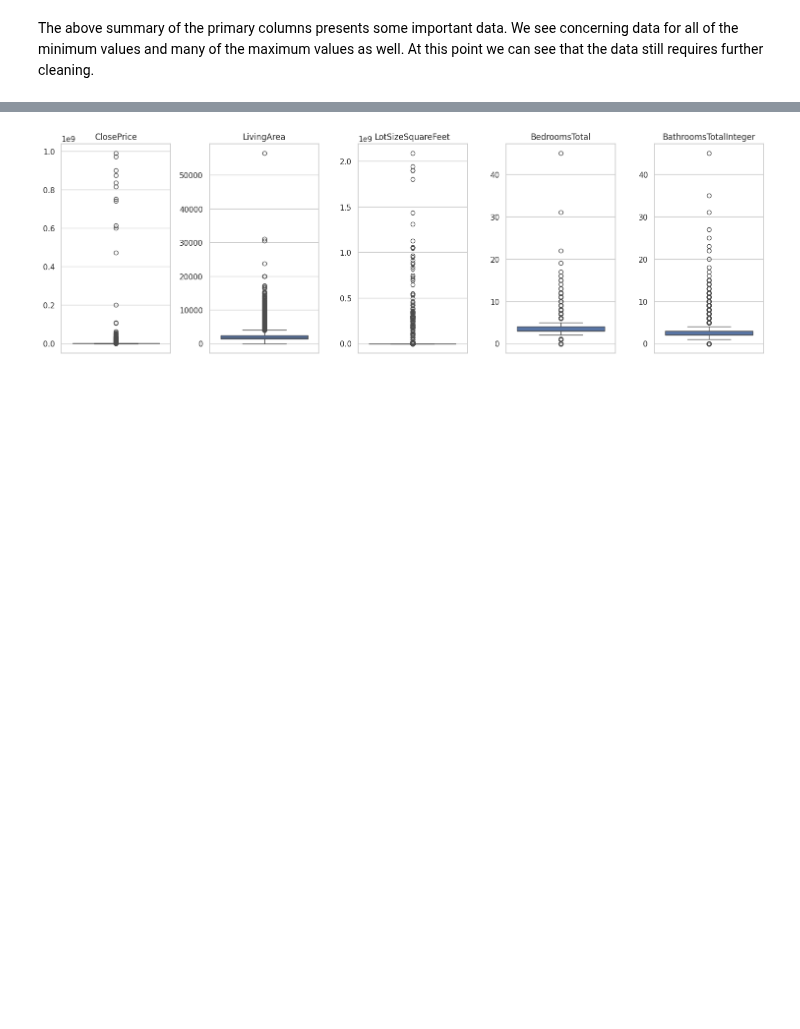
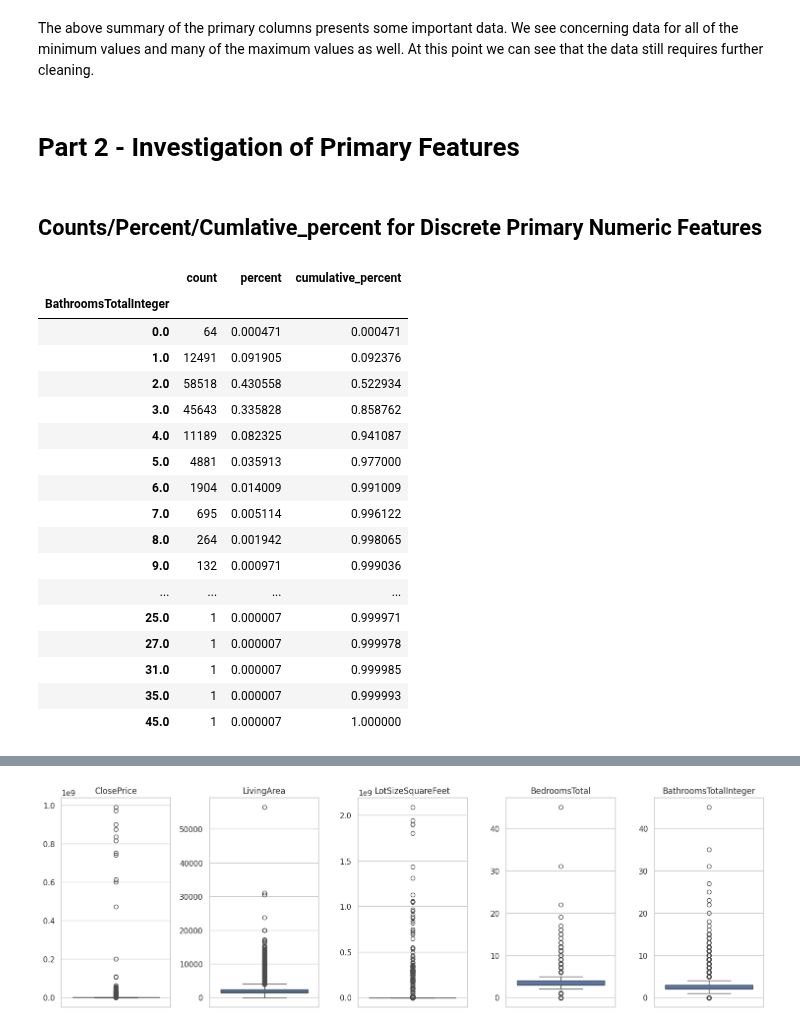
Before and after one commit to zblehm/IDX-Exchange-Data-Science, a Jupyter notebook: 01_exploration.ipynb, the cells around one changed output, grey strips where cells are left out. Saved outputs shown, nothing was run; the diff lists cells and outputs as text; code cells hidden in the pictures; blank space fills up the shorter version.

```diff
--- a/01_exploration.ipynb
+++ b/01_exploration.ipynb
@@ -291,3 +301,42 @@ df_primary_columns.describe()
 | std | 7.293342e+06 | 0.974567 | 1.133370 | 1040.687159 | 1.738299e+07 | NaN |
 # %% [markdown]
 The above summary of the primary columns presents some important data. We see concerning data for all of the minimum values and many of the maximum values as well. At this point we can see that the data still requires further cleaning.
+# %% [markdown]
+# Part 2 - Investigation of Primary Features
+# %% [markdown]
+## Counts/Percent/Cumlative_percent for Discrete Primary Numeric Features
+# %%
+vc = (
+    df_primary_columns['BathroomsTotalInteger']
+    .value_counts()
+    .sort_index()
+)
+
+# Build summary table
+summary = pd.DataFrame({
+    "count": vc,
+    "percent": vc / vc.sum(),
+})
+
+summary["cumulative_percent"] = summary["percent"].cumsum()
+
+summary
+# %% [output]
+|  | count | percent | cumulative_percent |
+| BathroomsTotalInteger |  |  |  |
+| 0.0 | 64 | 0.000471 | 0.000471 |
+| 1.0 | 12491 | 0.091905 | 0.092376 |
+| 2.0 | 58518 | 0.430558 | 0.522934 |
+| 3.0 | 45643 | 0.335828 | 0.858762 |
+| 4.0 | 11189 | 0.082325 | 0.941087 |
+| 5.0 | 4881 | 0.035913 | 0.977000 |
+| 6.0 | 1904 | 0.014009 | 0.991009 |
+| 7.0 | 695 | 0.005114 | 0.996122 |
+| 8.0 | 264 | 0.001942 | 0.998065 |
+| 9.0 | 132 | 0.000971 | 0.999036 |
+| ... | ... | ... | ... |
+| 25.0 | 1 | 0.000007 | 0.999971 |
+| 27.0 | 1 | 0.000007 | 0.999978 |
+| 31.0 | 1 | 0.000007 | 0.999985 |
+| 35.0 | 1 | 0.000007 | 0.999993 |
+| 45.0 | 1 | 0.000007 | 1.000000 |
```
Also changed, not shown: parts of 60 cells of this notebook.
